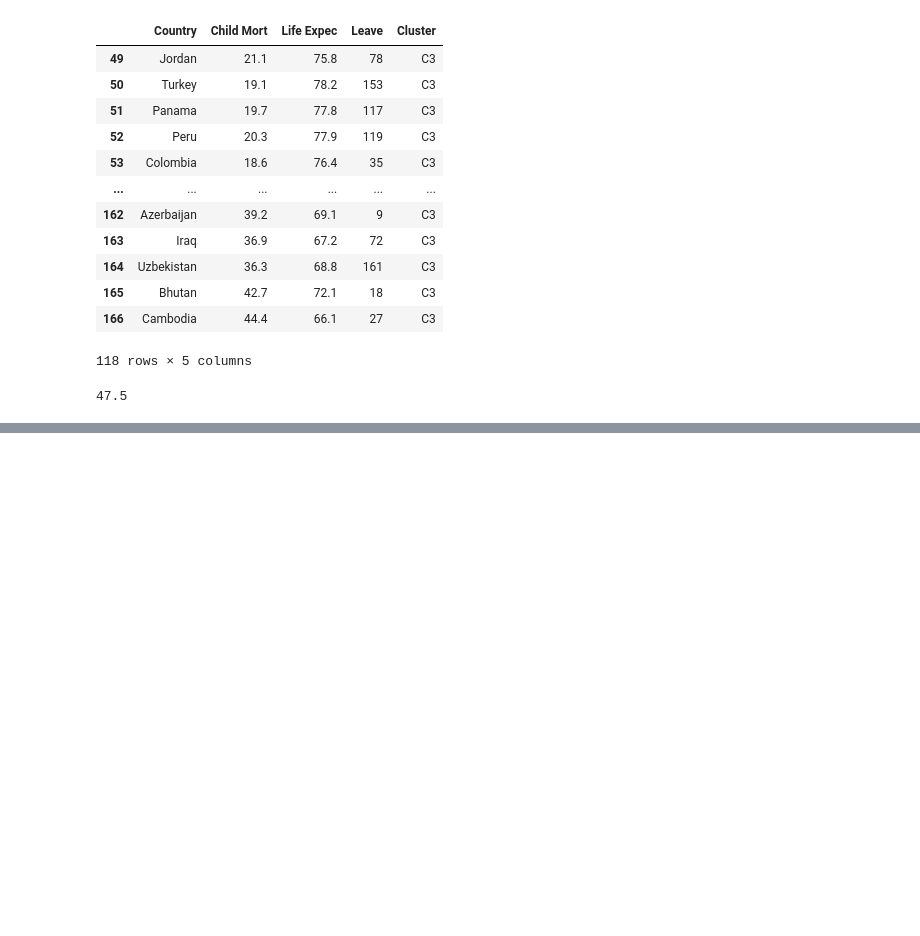
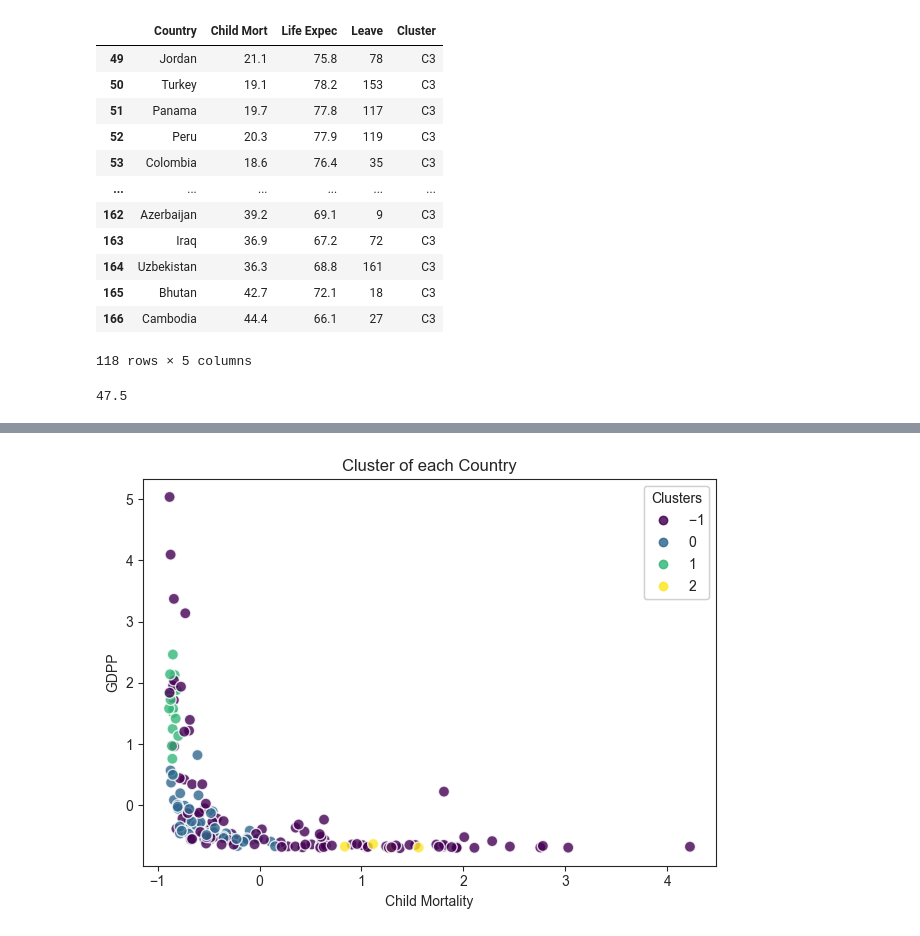
Before and after one commit to GaabrielDiasL/TrabalhoPOS_2, a Jupyter notebook: analise.ipynb, the cells around one changed output, grey strips where cells are left out. Cells and saved outputs as stored; diff of their text form; code cells hidden in the pictures; blank space fills up the shorter version.

```diff
--- a/analise.ipynb
+++ b/analise.ipynb
@@ -346,0 +391,5 @@ output_df['Life Expec'][output_df['Cluster'] == 'C1'].min()
+# %%
+country_scaled = pd.DataFrame(country_data_scaled, columns=num_cols, index=country_data.index)
+dbscan = DBSCAN(eps=1, min_samples=5)
+country_scaled['cluster'] = dbscan.fit_predict(country_scaled)
+country_scaled.cluster.value_counts().sort_index()
@@ -346,0 +416,16 @@ output_df['Life Expec'][output_df['Cluster'] == 'C1'].min()
+# %%
+
+fig, ax = plt.subplots()
+ax.set_title("Cluster of each Country")
+ax.set_xlabel("Child Mortality")
+ax.set_ylabel("GDPP")
+
+sc = ax.scatter(country_scaled.child_mort, country_scaled.gdpp, c=dbscan.labels_, cmap='viridis', edgecolors='white', s=64, alpha=0.8)
+
+legend = ax.legend(*sc.legend_elements(), title="Clusters")
+ax.add_artist(legend)
+
+plt.tight_layout()
+plt.show()
+# %% [output]
+[figure, added]
```
Also changed, not shown: parts of 18 cells of this notebook, 1 other file.
